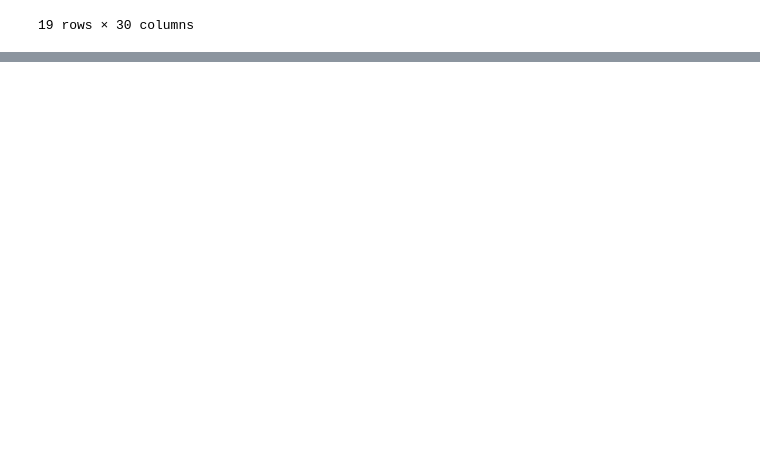
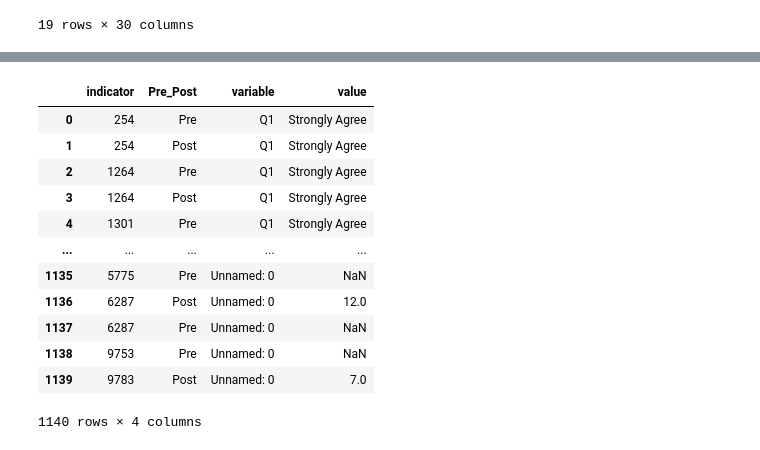
Before and after one commit to paytonsimmons/act4_2_refactoring_walmart_clean_up, a Jupyter notebook: Consulting.ipynb, the cells around one changed output, grey strips where cells are left out. Saved outputs shown, nothing was run; the diff lists cells and outputs as text; code cells hidden in the pictures; blank space fills up the shorter version.

```diff
--- a/Consulting.ipynb
+++ b/Consulting.ipynb
@@ -202,0 +200,26 @@ TAQ_Post_Final
+# %%
+TAQ_Post_Final2 = pd.read_csv('data/TAQ_Post_Final2.csv')
+# %%
+TAQ_Pre_Final2 = (TAQ_Pre_Final
+>> mutate(Pre_Post = "Pre"))
+# %%
+TAQ_Post_Final3 = (TAQ_Post_Final2
+>> mutate(Pre_Post = "Post"))
+# %%
+TTAQ_Joined = pd.concat([TAQ_Pre_Final2,TAQ_Post_Final3]).sort_values('indicator')
+TTAQ_Final_Table = TTAQ_Joined.melt(id_vars=["indicator", "Pre_Post"])
+TTAQ_Final_Table
+# %% [output]
+|  | indicator | Pre_Post | variable | value |
+| 0 | 254 | Pre | Q1 | Strongly Agree |
+| 1 | 254 | Post | Q1 | Strongly Agree |
+| 2 | 1264 | Pre | Q1 | Strongly Agree |
+| 3 | 1264 | Post | Q1 | Strongly Agree |
+| 4 | 1301 | Pre | Q1 | Strongly Agree |
+| ... | ... | ... | ... | ... |
+| 1135 | 5775 | Pre | Unnamed: 0 | NaN |
+| 1136 | 6287 | Post | Unnamed: 0 | 12.0 |
+| 1137 | 6287 | Pre | Unnamed: 0 | NaN |
+| 1138 | 9753 | Pre | Unnamed: 0 | NaN |
+| 1139 | 9783 | Post | Unnamed: 0 | 7.0 |
+1140 rows × 4 columns
```
Also changed, not shown: parts of 13 cells of this notebook.
